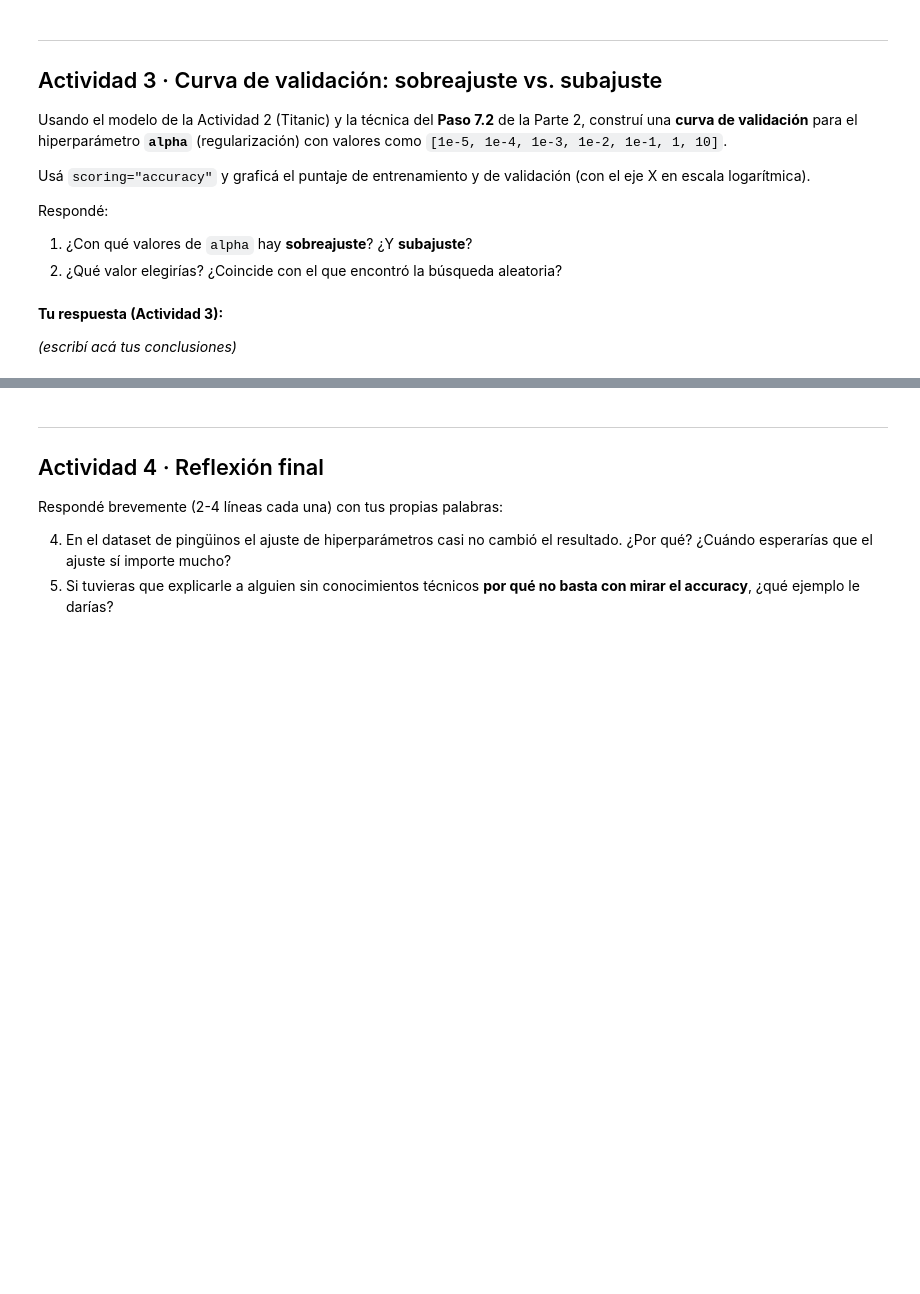
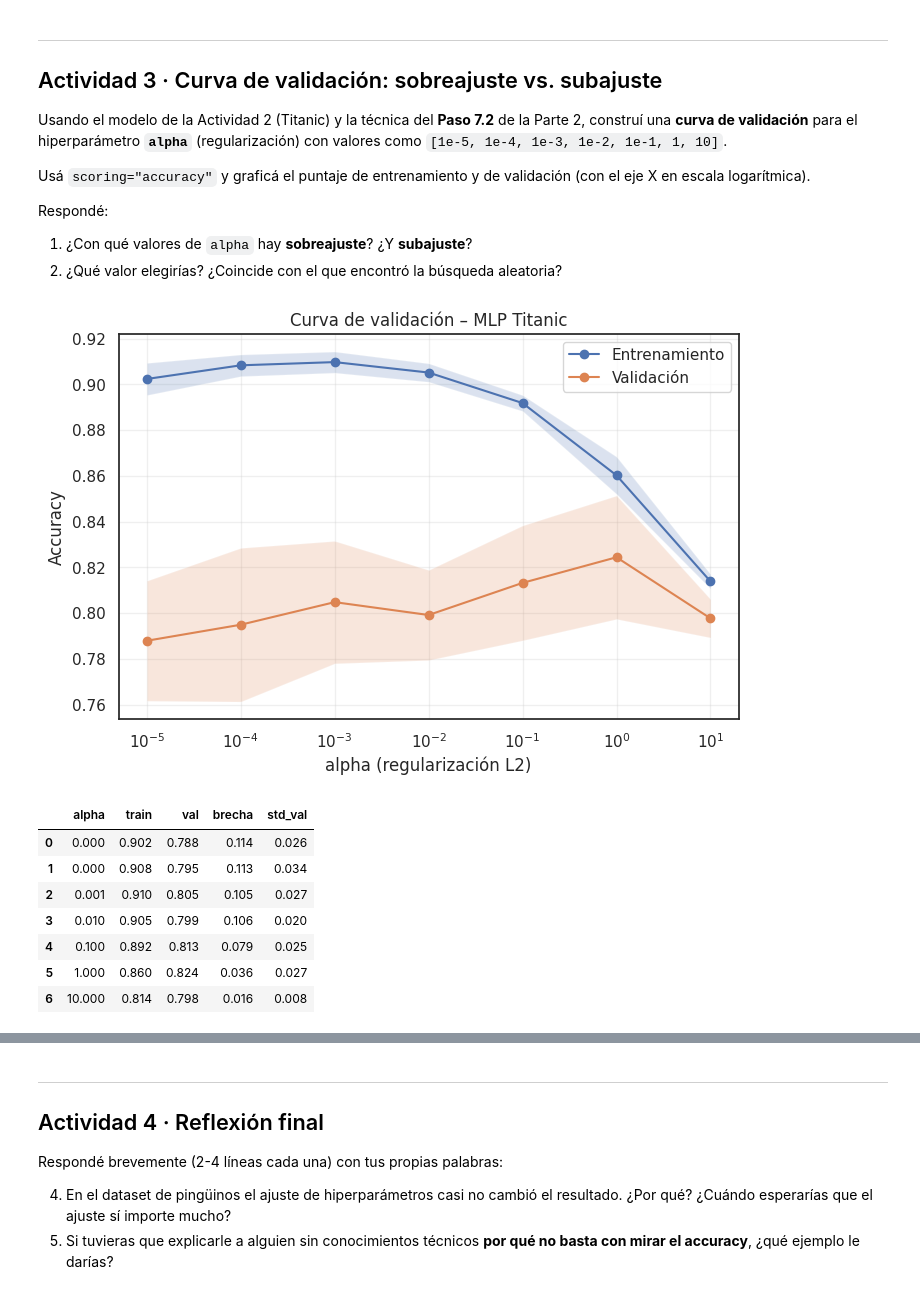
Before and after one commit to SolJosefinaMercado/AprendizajeAutomatico1, a Jupyter notebook: ISSD_Taller_redes_neuronales_sklearn_clasificación.ipynb, the cells around one changed output, grey strips where cells are left out. Drawn from its saved outputs; the diff is of its cells as text; code cells hidden in the pictures; blank space fills up the shorter version.

```diff
--- a/ISSD_Taller_redes_neuronales_sklearn_clasificación.ipynb
+++ b/ISSD_Taller_redes_neuronales_sklearn_clasificación.ipynb
@@ -1017,4 +1024,48 @@ Respondé:
-# %% [markdown]
-**Tu respuesta (Actividad 3):**
-
-*(escribí acá tus conclusiones)*
+# %%
+# @title
+# Tu código aquí
+# Pista: validation_curve(..., param_name="mlp__alpha", param_range=[...], scoring="accuracy")
+#        plt.xscale("log")
+
+import numpy as np
+import matplotlib.pyplot as plt
+from sklearn.model_selection import validation_curve, StratifiedKFold
+
+alphas = [1e-5, 1e-4, 1e-3, 1e-2, 1e-1, 1, 10]
+cv = StratifiedKFold(n_splits=5, shuffle=True, random_state=SEMILLA)
+
+train_scores, val_scores = validation_curve(
+    mlp_clas, X_ent_t, y_ent_t,
+    param_name="mlp__alpha",      # si mlp_clas NO es un Pipeline, usá "alpha"
+    param_range=alphas,
+    cv=cv, scoring="accuracy", n_jobs=-1
+)
+
+train_mean, train_std = train_scores.mean(axis=1), train_scores.std(axis=1)
+val_mean, val_std = val_scores.mean(axis=1), val_scores.std(axis=1)
+
+plt.figure(figsize=(8, 5))
+plt.plot(alphas, train_mean, "o-", label="Entrenamiento")
+plt.fill_between(alphas, train_mean - train_std, train_mean + train_std, alpha=0.2)
+plt.plot(alphas, val_mean, "o-", label="Validación")
+plt.fill_between(alphas, val_mean - val_std, val_mean + val_std, alpha=0.2)
+plt.xscale("log")
+plt.xlabel("alpha (regularización L2)")
+plt.ylabel("Accuracy")
+plt.title("Curva de validación – MLP Titanic")
+plt.legend()
+plt.grid(True, alpha=0.3)
+plt.show()
+
+pd.DataFrame({"alpha": alphas, "train": train_mean, "val": val_mean,
+              "brecha": train_mean - val_mean, "std_val": val_std}).round(3)
+# %% [output]
+[figure, added]
+|  | alpha | train | val | brecha | std_val |
+| 0 | 0.000 | 0.902 | 0.788 | 0.114 | 0.026 |
+| 1 | 0.000 | 0.908 | 0.795 | 0.113 | 0.034 |
+| 2 | 0.001 | 0.910 | 0.805 | 0.105 | 0.027 |
+| 3 | 0.010 | 0.905 | 0.799 | 0.106 | 0.020 |
+| 4 | 0.100 | 0.892 | 0.813 | 0.079 | 0.025 |
+| 5 | 1.000 | 0.860 | 0.824 | 0.036 | 0.027 |
+| 6 | 10.000 | 0.814 | 0.798 | 0.016 | 0.008 |
```
Also changed, not shown: parts of 14 cells of this notebook.
